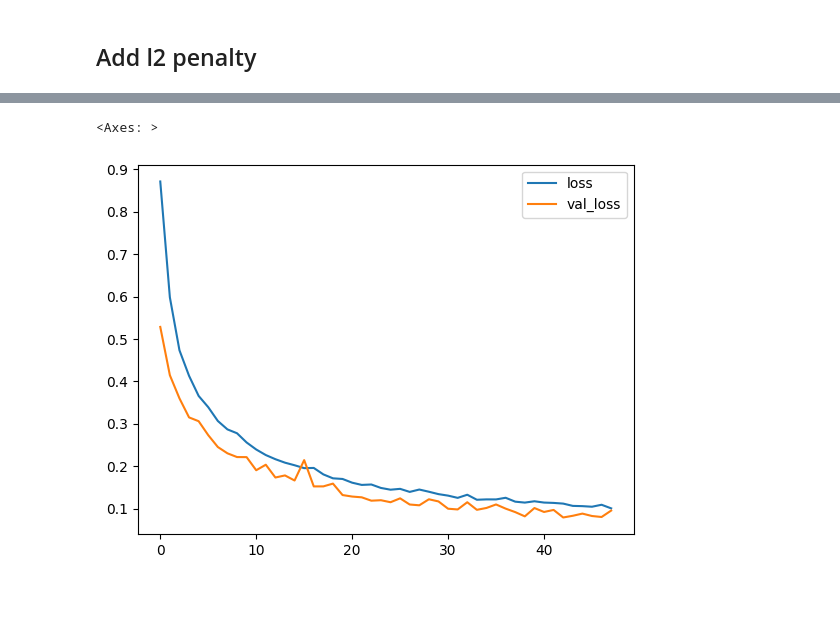
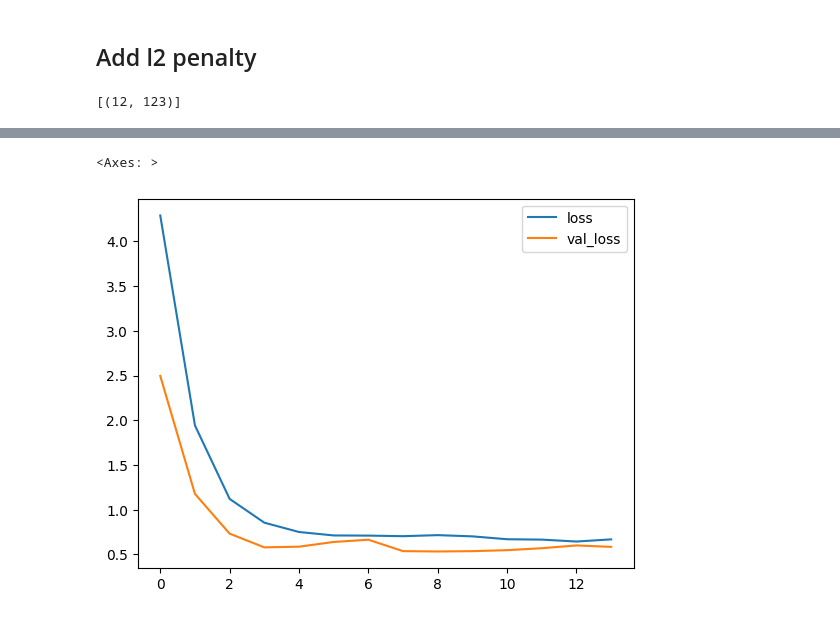
Before and after one commit to rproner1/MacroAtRisk, a Jupyter notebook: tuning.ipynb, the cells around one changed output, grey strips where cells are left out. Drawn from its saved outputs; the diff is of its cells as text; code cells hidden in the pictures.

```diff
--- a/tuning.ipynb
+++ b/tuning.ipynb
@@ -1444,6 +1439,10 @@ Mean R1: -649.4476262601431
 R2 score: -86.96294804040019
 # %% [markdown]
 ## Add l2 penalty
+# %%
+input_shapes
+# %% [output]
+[(12, 123)]
 # %%
 keras.utils.set_random_seed(1)
 
@@ -1451,16 +1450,16 @@ input_shapes = [X_train_rnn.shape[1:]] if not isinstance(X_train_rnn, list) else
 
 builder_params = {
     'input_shapes': input_shapes,
-    'n_recurrent_layers': 1,
-    'n_shared_layers': 1,
-    'n_qtask_layers': 1,
+    'n_recurrent_layers': 2,
+    'n_shared_layers': 2,
+    'n_qtask_layers': 2,
     'n_recurrent_nodes': 32,
     'n_shared_nodes':32,
     'n_task_nodes': 32,
     'initializer': 'glorot_uniform',
-    'lower_quantiles': None,
-    'upper_quantiles': None,
-    'loss_weights':  None,
+    'lower_quantiles': [.05, .25],
+    'upper_quantiles': [.75, .95],
+    'loss_weights':  [.28, .17, .11, .17, .28],
     'bias_initializers':  bias_initializers
 }
 
@@ -1485,8 +1484,8 @@ early_stopping = EarlyStopping(
 )
 
 history = model.fit(
-    X_train_rnn_full,
-    mq_y_train_rnn_full,
+    X_train_rnn,
+    mq_y_train_rnn,
     epochs=200,
     batch_size=4,
     validation_data=(X_val_rnn, mq_y_val_rnn),
@@ -1519,5 +1518,5 @@ Epoch 48/200
 <Axes: >
-[figure, old version]
+[figure, new version]
 # %%
 y_pred = model.predict(X_train_rnn)
 plot_and_evaluate_train_predictions(
```
Also changed, not shown: parts of 5 cells of this notebook.
